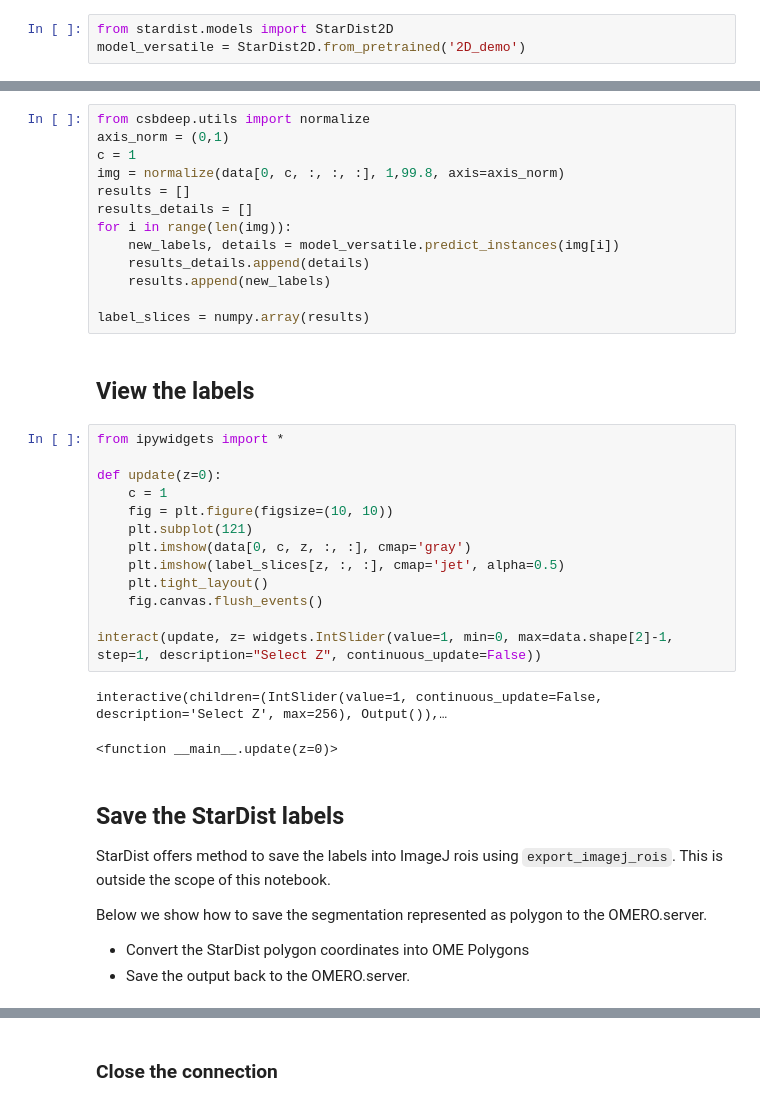
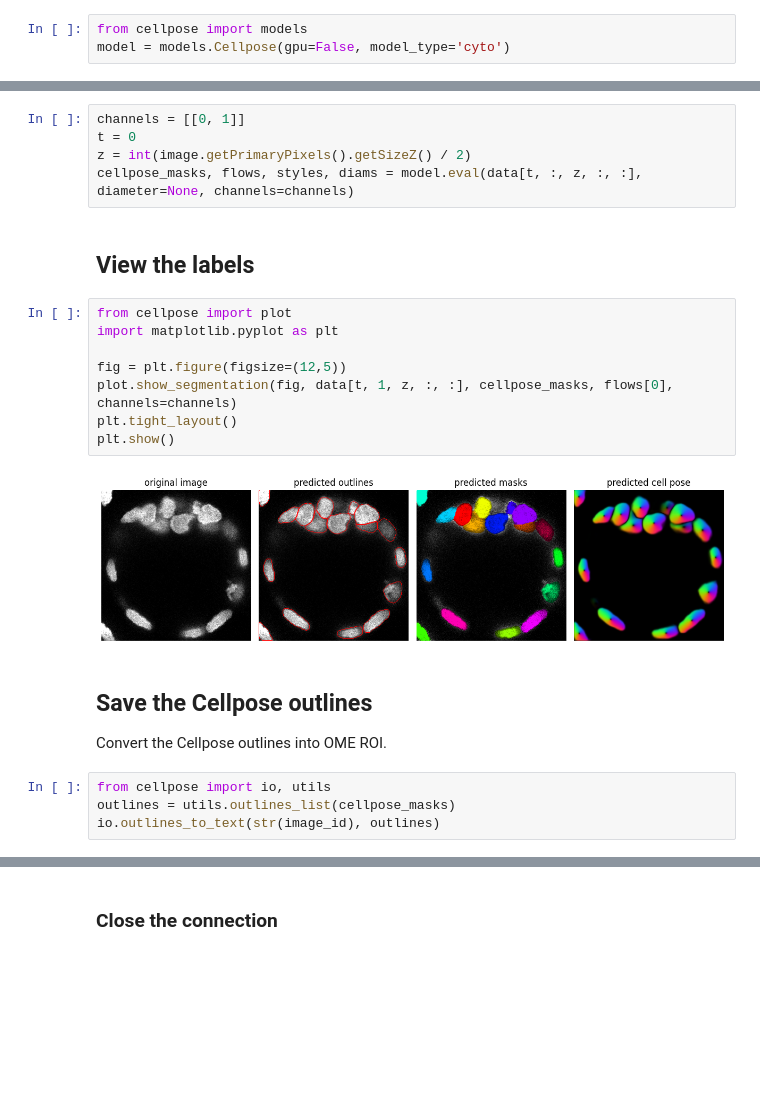
Before and after one commit to ome/omero-guide-python, a Jupyter notebook: notebooks/idr0062_prediction_save.ipynb, the cells around one changed output, grey strips where cells are left out. Drawn from its saved outputs; the diff is of its cells as text; blank space fills up the shorter version.

```diff
--- a/notebooks/idr0062_prediction_save.ipynb
+++ b/notebooks/idr0062_prediction_save.ipynb
@@ -113,3 +106,3 @@ Downloading image B4_C2.tif
 # %%
-from stardist.models import StarDist2D
-model_versatile = StarDist2D.from_pretrained('2D_demo')
+from cellpose import models
+model = models.Cellpose(gpu=False, model_type='cyto')
@@ -133,40 +111,26 @@ Normalize the input image
 # %%
-from csbdeep.utils import normalize
-axis_norm = (0,1)
-c = 1
-img = normalize(data[0, c, :, :, :], 1,99.8, axis=axis_norm)
-results = []
-results_details = []
-for i in range(len(img)):
-    new_labels, details = model_versatile.predict_instances(img[i])
-    results_details.append(details)
-    results.append(new_labels)
-
-label_slices = numpy.array(results)
+channels = [[0, 1]]
+t = 0
+z = int(image.getPrimaryPixels().getSizeZ() / 2)
+cellpose_masks, flows, styles, diams = model.eval(data[t, :, z, :, :], diameter=None, channels=channels)
 # %% [markdown]
 ## View the labels
 # %%
-from ipywidgets import *
+from cellpose import plot
+import matplotlib.pyplot as plt
 
-def update(z=0):
-    c = 1
-    fig = plt.figure(figsize=(10, 10))
-    plt.subplot(121)
-    plt.imshow(data[0, c, z, :, :], cmap='gray')
-    plt.imshow(label_slices[z, :, :], cmap='jet', alpha=0.5)
-    plt.tight_layout()
-    fig.canvas.flush_events()
-
-interact(update, z= widgets.IntSlider(value=1, min=0, max=data.shape[2]-1, step=1, description="Select Z", continuous_update=False))
+fig = plt.figure(figsize=(12,5))
+plot.show_segmentation(fig, data[t, 1, z, :, :], cellpose_masks, flows[0], channels=channels)
+plt.tight_layout()
+plt.show()
 # %% [output]
-interactive(children=(IntSlider(value=1, continuous_update=False, description='Select Z', max=256), Output()),…
-<function __main__.update(z=0)>
+[figure, added]
 # %% [markdown]
-## Save the StarDist labels
+## Save the Cellpose outlines
 
-StarDist offers method to save the labels into ImageJ rois using ``export_imagej_rois``. This is outside the scope of this notebook.
-
-Below we show how to save the segmentation represented as polygon to the OMERO.server.
-* Convert the StarDist polygon coordinates into OME Polygons
-* Save the output back to the OMERO.server.
+Convert the Cellpose outlines into OME ROI.
+# %%
+from cellpose import io, utils
+outlines = utils.outlines_list(cellpose_masks)
+io.outlines_to_text(str(image_id), outlines)
 # %%
```
Also changed, not shown: parts of 11 cells of this notebook, 3 other files.
